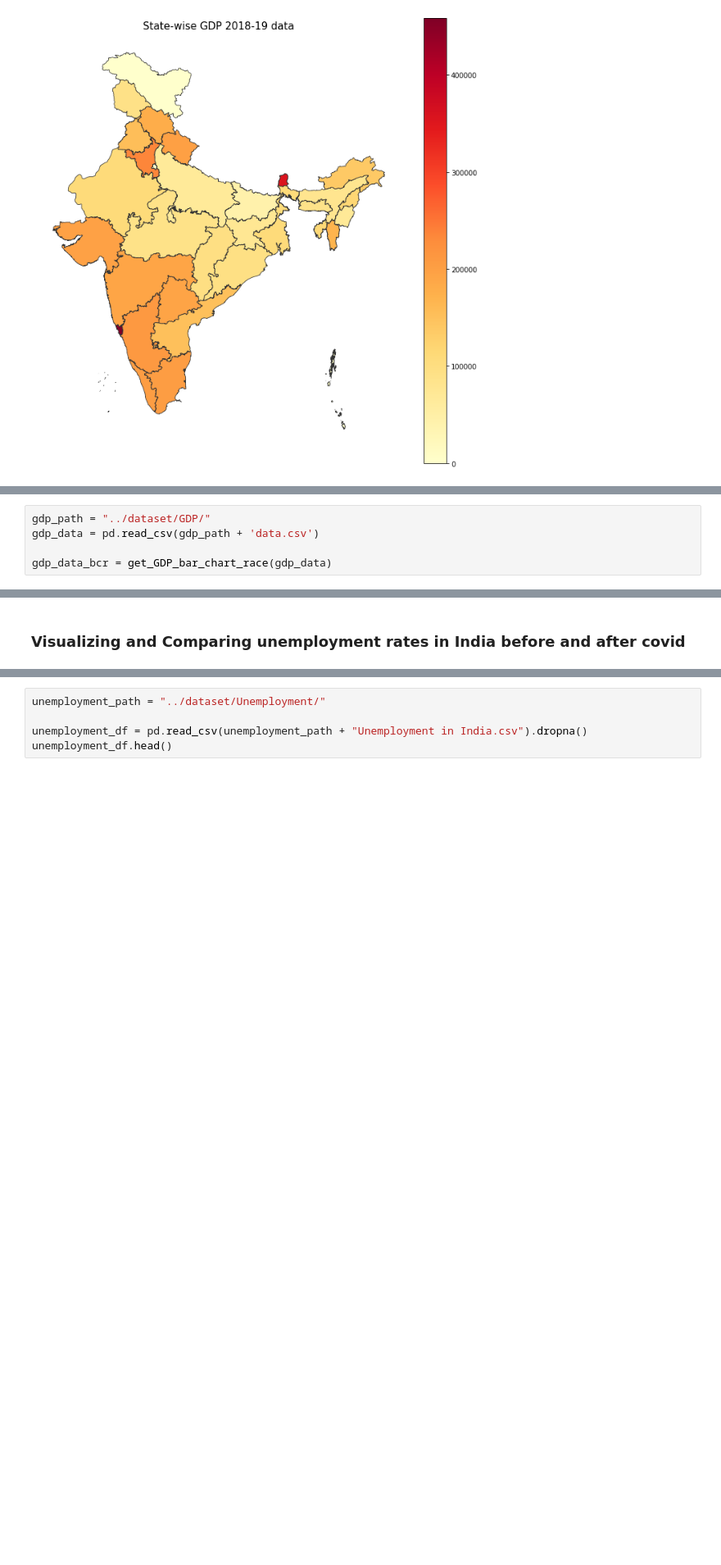
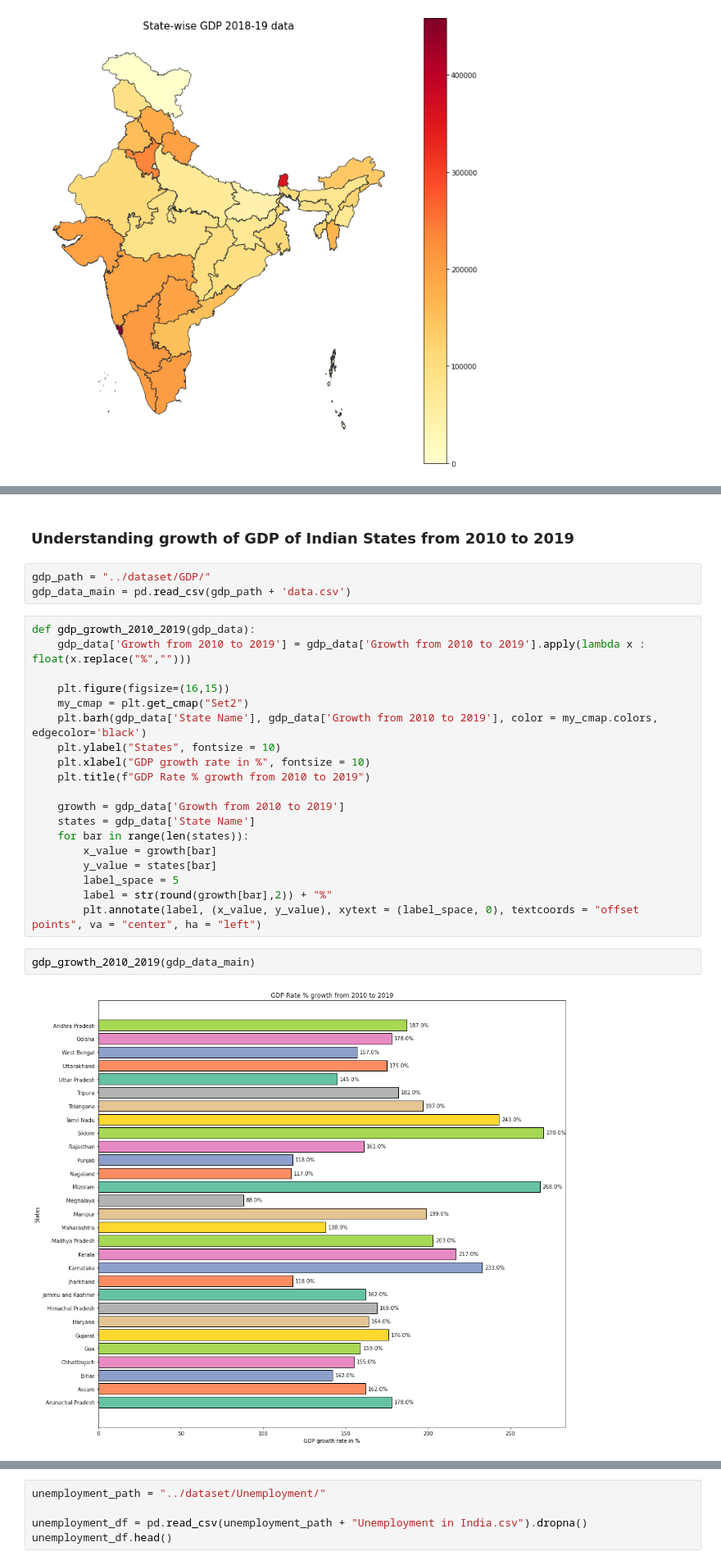
Before and after one commit to vishwa3011/Data-Visualization-IU-Project, a Jupyter notebook: Notebooks/project.ipynb, the cells around one changed output, grey strips where cells are left out. Shown at 82% size. Cells and saved outputs as stored; diff of their text form; blank space fills up the shorter version.

```diff
--- a/Notebooks/project.ipynb
+++ b/Notebooks/project.ipynb
@@ -195,5 +180,0 @@ def get_GDP_bar_chart_race(gdp_data):
-# %%
-gdp_path = "../dataset/GDP/"
-gdp_data = pd.read_csv(gdp_path + 'data.csv')
-
-gdp_data_bcr = get_GDP_bar_chart_race(gdp_data)
@@ -209,2 +181,28 @@ findfont: Font family ['Helvetica'] not found. Falling back to DejaVu Sans.
-# %% [markdown]
-### Visualizing and Comparing unemployment rates in India before and after covid
+# %% [markdown]
+### Understanding growth of GDP of Indian States from 2010 to 2019
+# %%
+gdp_path = "../dataset/GDP/"
+gdp_data_main = pd.read_csv(gdp_path + 'data.csv')
+# %%
+def gdp_growth_2010_2019(gdp_data):
+    gdp_data['Growth from 2010 to 2019'] = gdp_data['Growth from 2010 to 2019'].apply(lambda x : float(x.replace("%","")))
+
+    plt.figure(figsize=(16,15))
+    my_cmap = plt.get_cmap("Set2")
+    plt.barh(gdp_data['State Name'], gdp_data['Growth from 2010 to 2019'], color = my_cmap.colors, edgecolor='black')
+    plt.ylabel("States", fontsize = 10)
+    plt.xlabel("GDP growth rate in %", fontsize = 10)
+    plt.title(f"GDP Rate % growth from 2010 to 2019")
+
+    growth = gdp_data['Growth from 2010 to 2019']
+    states = gdp_data['State Name']
+    for bar in range(len(states)):
+        x_value = growth[bar]
+        y_value = states[bar]
+        label_space = 5
+        label = str(round(growth[bar],2)) + "%"
+        plt.annotate(label, (x_value, y_value), xytext = (label_space, 0), textcoords = "offset points", va = "center", ha = "left")
+# %%
+gdp_growth_2010_2019(gdp_data_main)
+# %% [output]
+[figure, added]
```
Also changed, not shown: parts of 22 cells of this notebook.
